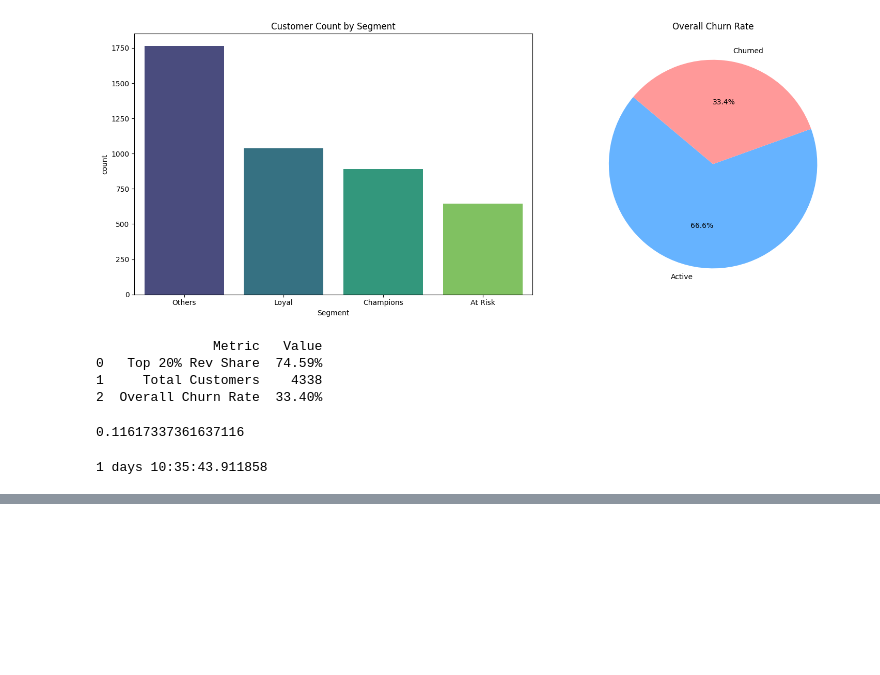
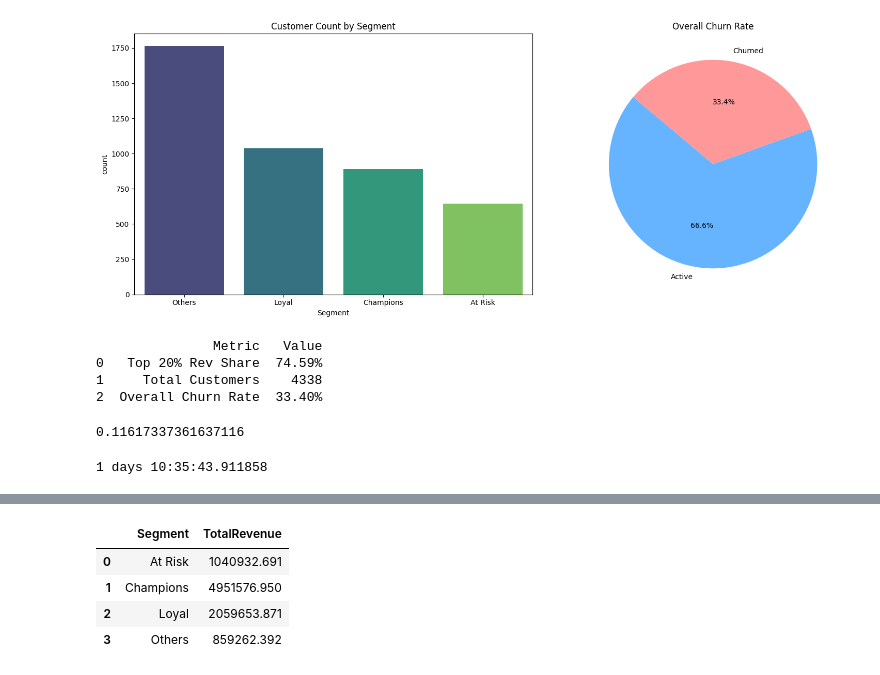
Before and after one commit to barelywinning/gcc-revenue-intelligence, a Jupyter notebook: notebooks/data_exploration.ipynb, the cells around one changed output, grey strips where cells are left out. Drawn from its saved outputs; the diff is of its cells as text; code cells hidden in the pictures; blank space fills up the shorter version.

```diff
--- a/notebooks/data_exploration.ipynb
+++ b/notebooks/data_exploration.ipynb
@@ -547,0 +585,16 @@ print(avg_gap)
+# %%
+segment_total_revenue = (
+    rfm.groupby("Segment")["Monetary"]
+       .sum()
+       .reset_index()
+)
+
+segment_total_revenue.columns = ["Segment", "TotalRevenue"]
+
+segment_total_revenue
+# %% [output]
+|  | Segment | TotalRevenue |
+| 0 | At Risk | 1040932.691 |
+| 1 | Champions | 4951576.950 |
+| 2 | Loyal | 2059653.871 |
+| 3 | Others | 859262.392 |
```
Also changed, not shown: parts of 4 cells of this notebook.
